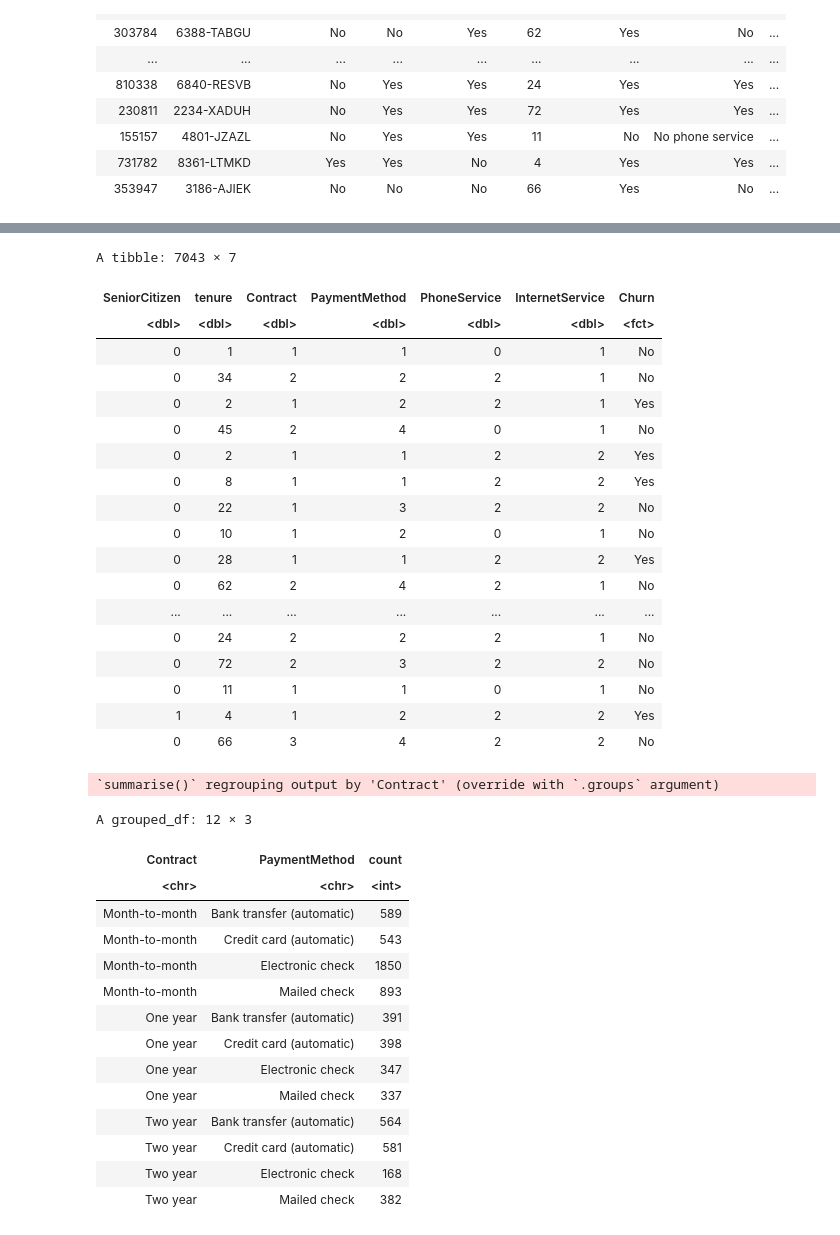
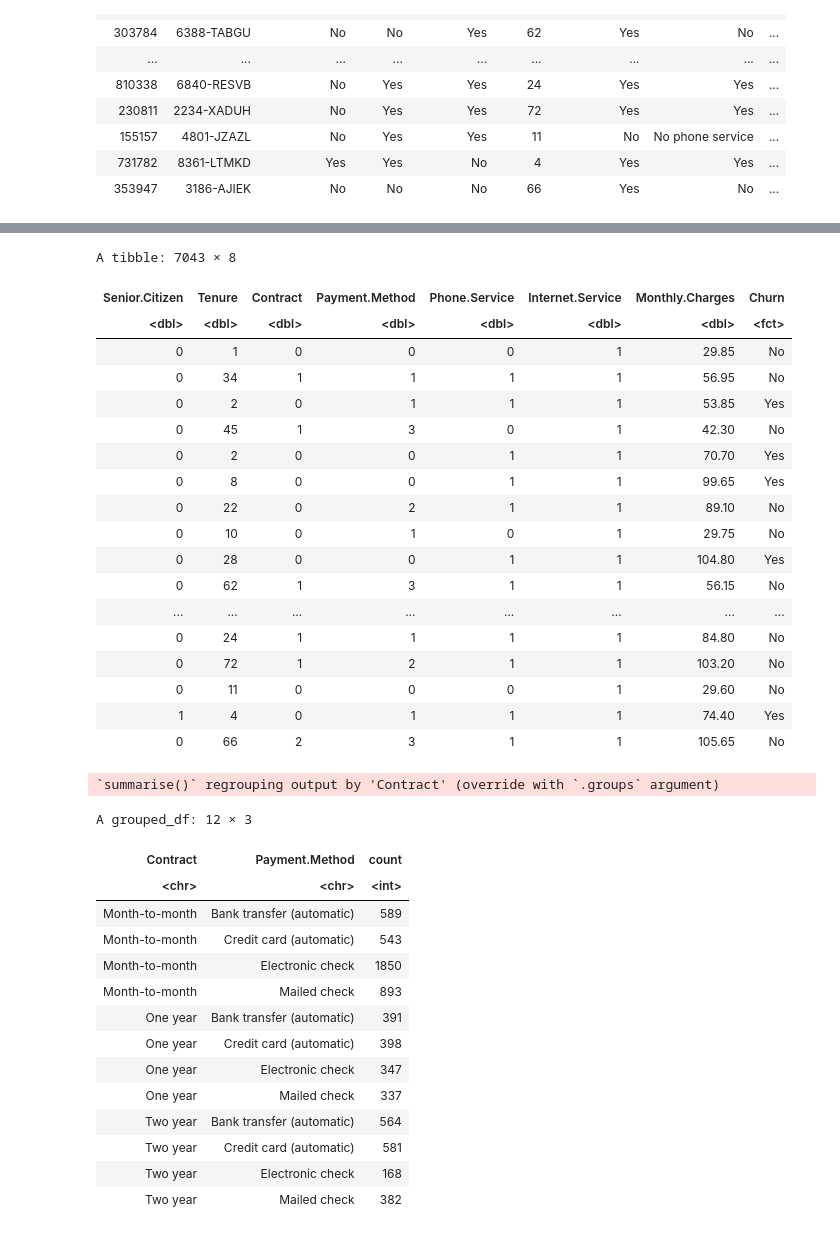
Before and after one commit to adaws01/Group39DSCI, a Jupyter notebook: Churn_Data_Analysis_VS.ipynb, the cells around one changed output, grey strips where cells are left out. Cells and saved outputs as stored; diff of their text form; code cells hidden in the pictures.

```diff
--- a/Churn_Data_Analysis_VS.ipynb
+++ b/Churn_Data_Analysis_VS.ipynb
@@ -43,18 +86,19 @@ A tibble: 7043 × 21
 # %%
-churn_wrangle_1 <- churn_data %>%
-    select(SeniorCitizen,tenure,Contract, PaymentMethod, PhoneService, InternetService, Churn) %>%
-    mutate(Contract=replace(Contract, Contract=="Month-to-month", 1)) %>%
-    mutate(Contract=replace(Contract, Contract=="One year", 2)) %>%
-    mutate(Contract=replace(Contract, Contract=="Two year", 3)) %>%
-    mutate(PaymentMethod=replace(PaymentMethod, PaymentMethod=="Electronic check", 1)) %>%
-    mutate(PaymentMethod=replace(PaymentMethod, PaymentMethod=="Mailed check", 2)) %>%
-    mutate(PaymentMethod=replace(PaymentMethod, PaymentMethod=="Credit card (automatic)", 3)) %>%
-    mutate(PaymentMethod=replace(PaymentMethod, PaymentMethod=="Bank transfer (automatic)", 4)) %>%
-    mutate(PhoneService=replace(PhoneService, PhoneService=="No", 0)) %>%
-    mutate(PhoneService=replace(PhoneService, PhoneService=="Yes", 2)) %>%
-    mutate(InternetService=replace(InternetService, InternetService=="DSL", 1)) %>%
-    mutate(InternetService=replace(InternetService, InternetService=="Fiber optic", 2)) %>%
-    mutate(InternetService=replace(InternetService, InternetService=="No", 0))
-
-churn_wrangle_1
+  churn_wrangle <- churn_data %>%
+    select(Senior.Citizen,Tenure,Contract, Payment.Method, Phone.Service, Internet.Service, Monthly.Charges, Churn) %>%
+    mutate(Contract=replace(Contract, Contract=="Month-to-month", 0)) %>%
+    mutate(Contract=replace(Contract, Contract=="One year", 1)) %>%
+    mutate(Contract=replace(Contract, Contract=="Two year", 2)) %>%
+    mutate(Payment.Method=replace(Payment.Method, Payment.Method=="Electronic check", 0)) %>%
+    mutate(Payment.Method=replace(Payment.Method, Payment.Method=="Mailed check", 1)) %>%
+    mutate(Payment.Method=replace(Payment.Method, Payment.Method=="Credit card (automatic)", 2)) %>%
+    mutate(Payment.Method=replace(Payment.Method, Payment.Method=="Bank transfer (automatic)", 3)) %>%
+    mutate(Phone.Service=replace(Phone.Service, Phone.Service=="No", 0)) %>%
+    mutate(Phone.Service=replace(Phone.Service, Phone.Service=="Yes", 1)) %>%
+    mutate(Internet.Service=replace(Internet.Service, Internet.Service=="DSL", 1)) %>%
+    mutate(Internet.Service=replace(Internet.Service, Internet.Service=="Fiber optic", 1)) %>%
+    mutate(Internet.Service=replace(Internet.Service, Internet.Service=="No", 0))%>%
+    mutate(Senior.Citizen=replace(Senior.Citizen, Senior.Citizen=="No", 0))%>%
+    mutate(Senior.Citizen=replace(Senior.Citizen, Senior.Citizen=="Yes", 1))
+churn_wrangle
 # %% [output]
@@ -80,41 +124,41 @@ A tibble: 7043 × 7
 # %%
-churn_cleaned <- churn_wrangle_1 %>%
+churn_cleaned <- churn_wrangle %>%
     mutate(Churn=as.factor(Churn))%>%
-    mutate(across(Contract:InternetService, as.numeric))
+    mutate(across(Senior.Citizen:Monthly.Charges, as.numeric))
 churn_cleaned
 # %% [output]
-A tibble: 7043 × 7
+A tibble: 7043 × 8
-| SeniorCitizen | tenure | Contract | PaymentMethod | PhoneService | InternetService | Churn |
-| <dbl> | <dbl> | <dbl> | <dbl> | <dbl> | <dbl> | <fct> |
-| 0 | 1 | 1 | 1 | 0 | 1 | No |
-| 0 | 34 | 2 | 2 | 2 | 1 | No |
-| 0 | 2 | 1 | 2 | 2 | 1 | Yes |
-| 0 | 45 | 2 | 4 | 0 | 1 | No |
-| 0 | 2 | 1 | 1 | 2 | 2 | Yes |
-| 0 | 8 | 1 | 1 | 2 | 2 | Yes |
-| 0 | 22 | 1 | 3 | 2 | 2 | No |
-| 0 | 10 | 1 | 2 | 0 | 1 | No |
-| 0 | 28 | 1 | 1 | 2 | 2 | Yes |
-| 0 | 62 | 2 | 4 | 2 | 1 | No |
-| ... | ... | ... | ... | ... | ... | ... |
-| 0 | 24 | 2 | 2 | 2 | 1 | No |
-| 0 | 72 | 2 | 3 | 2 | 2 | No |
-| 0 | 11 | 1 | 1 | 0 | 1 | No |
-| 1 | 4 | 1 | 2 | 2 | 2 | Yes |
-| 0 | 66 | 3 | 4 | 2 | 2 | No |
+| Senior.Citizen | Tenure | Contract | Payment.Method | Phone.Service | Internet.Service | Monthly.Charges | Churn |
+| <dbl> | <dbl> | <dbl> | <dbl> | <dbl> | <dbl> | <dbl> | <fct> |
+| 0 | 1 | 0 | 0 | 0 | 1 | 29.85 | No |
+| 0 | 34 | 1 | 1 | 1 | 1 | 56.95 | No |
+| 0 | 2 | 0 | 1 | 1 | 1 | 53.85 | Yes |
+| 0 | 45 | 1 | 3 | 0 | 1 | 42.30 | No |
+| 0 | 2 | 0 | 0 | 1 | 1 | 70.70 | Yes |
+| 0 | 8 | 0 | 0 | 1 | 1 | 99.65 | Yes |
+| 0 | 22 | 0 | 2 | 1 | 1 | 89.10 | No |
+| 0 | 10 | 0 | 1 | 0 | 1 | 29.75 | No |
+| 0 | 28 | 0 | 0 | 1 | 1 | 104.80 | Yes |
+| 0 | 62 | 1 | 3 | 1 | 1 | 56.15 | No |
+| ... | ... | ... | ... | ... | ... | ... | ... |
+| 0 | 24 | 1 | 1 | 1 | 1 | 84.80 | No |
+| 0 | 72 | 1 | 2 | 1 | 1 | 103.20 | No |
+| 0 | 11 | 0 | 0 | 0 | 1 | 29.60 | No |
+| 1 | 4 | 0 | 1 | 1 | 1 | 74.40 | Yes |
+| 0 | 66 | 2 | 3 | 1 | 1 | 105.65 | No |
 # %%
 churn_split <- initial_split(churn_cleaned, prop=0.75, strata=Churn)
 churn_train <- training(churn_split)
 churn_test <- testing(churn_split)
 # %%
 contract_type_payment <- churn_data %>%
-    group_by(Contract,PaymentMethod)%>%
+    group_by(Contract,Payment.Method)%>%
     summarize(count=n())
 contract_type_payment
 # %% [output]
 `summarise()` regrouping output by 'Contract' (override with `.groups` argument)
 A grouped_df: 12 × 3
-| Contract | PaymentMethod | count |
+| Contract | Payment.Method | count |
 | <chr> | <chr> | <int> |
 | Month-to-month | Bank transfer (automatic) | 589 |
 | Month-to-month | Credit card (automatic) | 543 |
```
Also changed, not shown: parts of 8 cells of this notebook, 1 other file.
